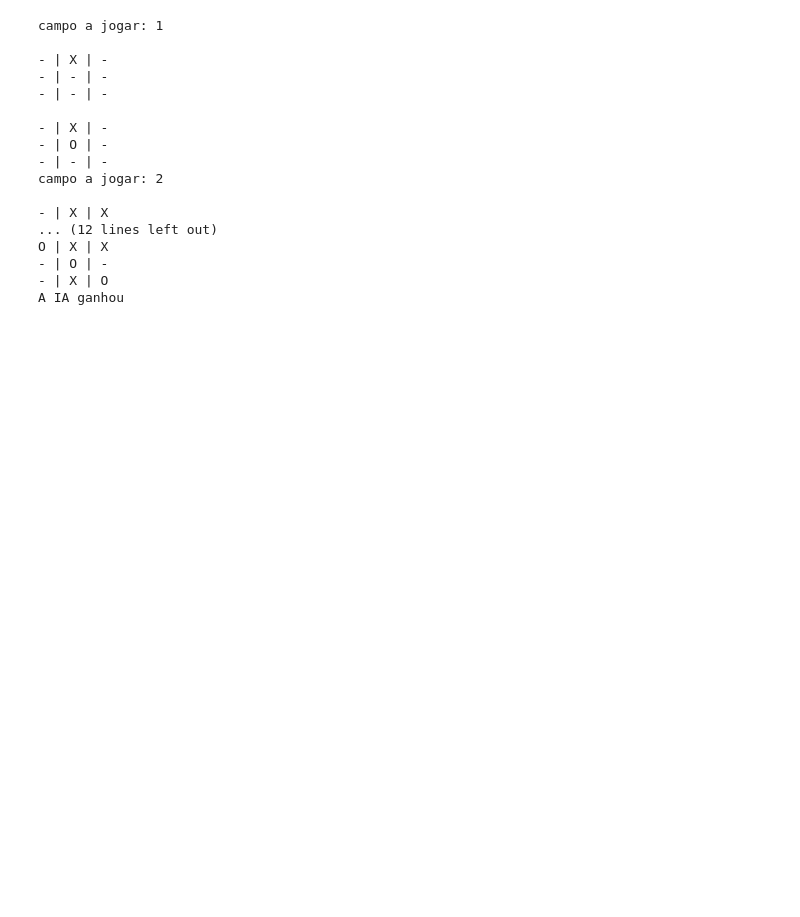
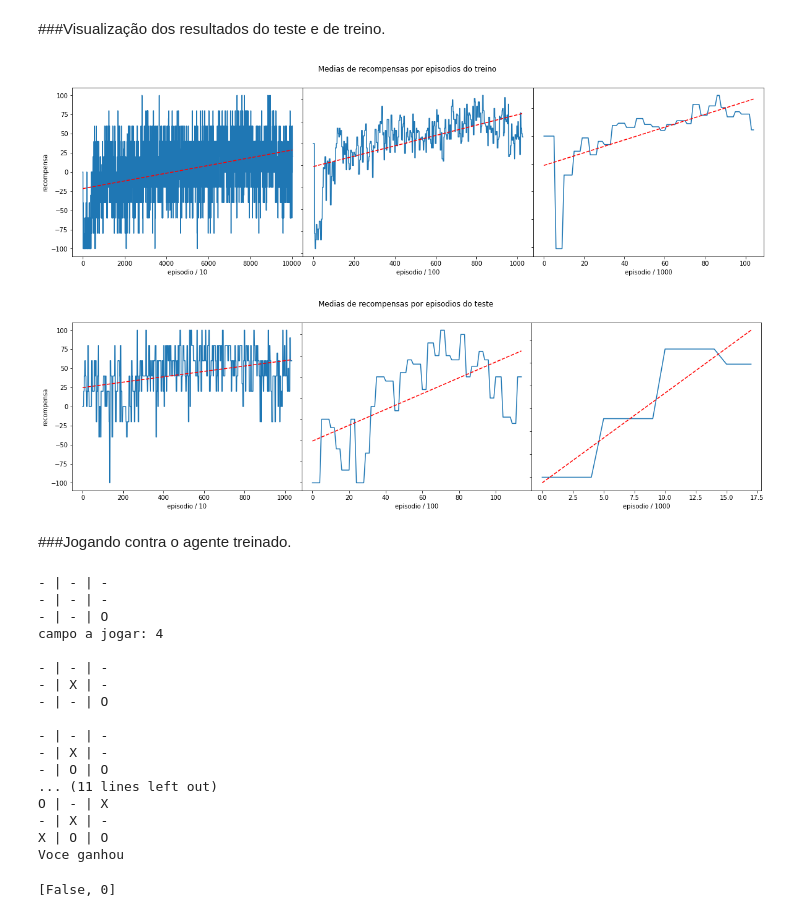
Before and after one commit to pigortekids/projetinhos, a Jupyter notebook: jogo_da_velha_ia/v2/jogo_da_velha_ia_v2.ipynb, the cells around one changed output. Saved outputs shown, nothing was run; the diff lists cells and outputs as text; code cells hidden in the pictures; blank space fills up the shorter version.

```diff
--- a/jogo_da_velha_ia/v2/jogo_da_velha_ia_v2.ipynb
+++ b/jogo_da_velha_ia/v2/jogo_da_velha_ia_v2.ipynb
@@ -317,3 +278,47 @@ for divisor in divisores:
+# %% [markdown]
+###Visualização dos resultados do teste e de treino.
+# %%
+divisores = [10, 100, 1000]
+dict_recompensas = [[historia_treino, 'treino'], [historia_teste, 'teste']]
+for dict_recompensa in dict_recompensas:
+    hist_recompensa = dict_recompensa[0]
+    tipo = dict_recompensa[1]
+    fig, axs = plt.subplots(1, 3, gridspec_kw={'wspace': 0}, figsize=(20,5))
+    fig.suptitle('Medias de recompensas por episodios do {}'.format(tipo))
+    axs[0].set(ylabel='recompensa')
+    grafico = 0
+    for divisor in divisores:
+        recompensas = []
+        recompensas_media = []
+        recompensas_ref = []
+        ref = 0
+        for i in range(len(hist_recompensa) + 1):
+            if len(recompensas) % divisor == 0:
+                recompensas_media.append( sum(recompensas[-divisor:]) / divisor )
+            if len(hist_recompensa) == i or hist_recompensa[i]['episode'] != ref:
+                recompensas.append( round(sum(recompensas_ref), 1) )
+                ref += 1
+                recompensas_ref = []
+            if len(hist_recompensa) != i:
+                recompensas_ref.append( hist_recompensa[i]['reward'] )
+
+        #plota grafico
+        x_plot = np.arange(len(recompensas_media))
+        axs[grafico].set(xlabel='episodio / {}'.format(divisor))
+        axs[grafico].plot(x_plot, recompensas_media)
+        #linha de tendencia
+        z = np.polyfit(x_plot, recompensas_media, 1)
+        p = np.poly1d(z)
+        axs[grafico].plot(x_plot, p(x_plot),"r--")
+        axs[grafico].label_outer()
+        grafico += 1
+
+        fig.savefig('result_{}.png'.format(tipo), bbox_inches='tight') #salva o grafico em uma foto
+# %% [output]
+[figure, added]
+[figure, added]
+# %% [markdown]
+###Jogando contra o agente treinado.
 # %%
 def jogada_agente(agente, estado):
     estado_reshape = [estado]
@@ -342,9 +347,9 @@ def printa_campo(estado, simbolo_jogador):
 ambiente = JogoDaVelhaEnv( teste=True ) #cria o ambiente para o jogo
 agente = DQNAgent( model=modelo, policy=GreedyQPolicy(), nb_actions=n_acoes, memory=memoria )
 agente.compile(optimizers.Adam())
-agente.load_weights('dqn_pre_teste.h5f')
+agente.load_weights('dqn.h5f')
 
-vez_do_jogador = True
+vez_do_jogador = False
 
 while not ambiente.acabou()[0]:
     if vez_do_jogador:
@@ -385,20 +390,27 @@ else: #se o resultado for 0
 
 print(ganhador)
 # %% [output]
-campo a jogar: 1
-
-- | X | -
 - | - | -
 - | - | -
+- | - | O
+campo a jogar: 4
 
+- | - | -
 - | X | -
-- | O | -
+- | - | O
+
 - | - | -
-campo a jogar: 2
-
-- | X | X
-... (12 lines left out)
-O | X | X
-- | O | -
-- | X | O
-A IA ganhou
+- | X | -
+- | O | O
+... (11 lines left out)
+O | - | X
+- | X | -
+X | O | O
+Voce ganhou
+# %%
+ambiente.reset()
+ambiente.campo = [1, 0, 0, -1, -1, -1, 1, 1, -1]
+result = ambiente.acabou()
+print(result)
+# %% [output]
+[False, 0]
```
Also changed, not shown: parts of 15 cells of this notebook, 2 other files.
